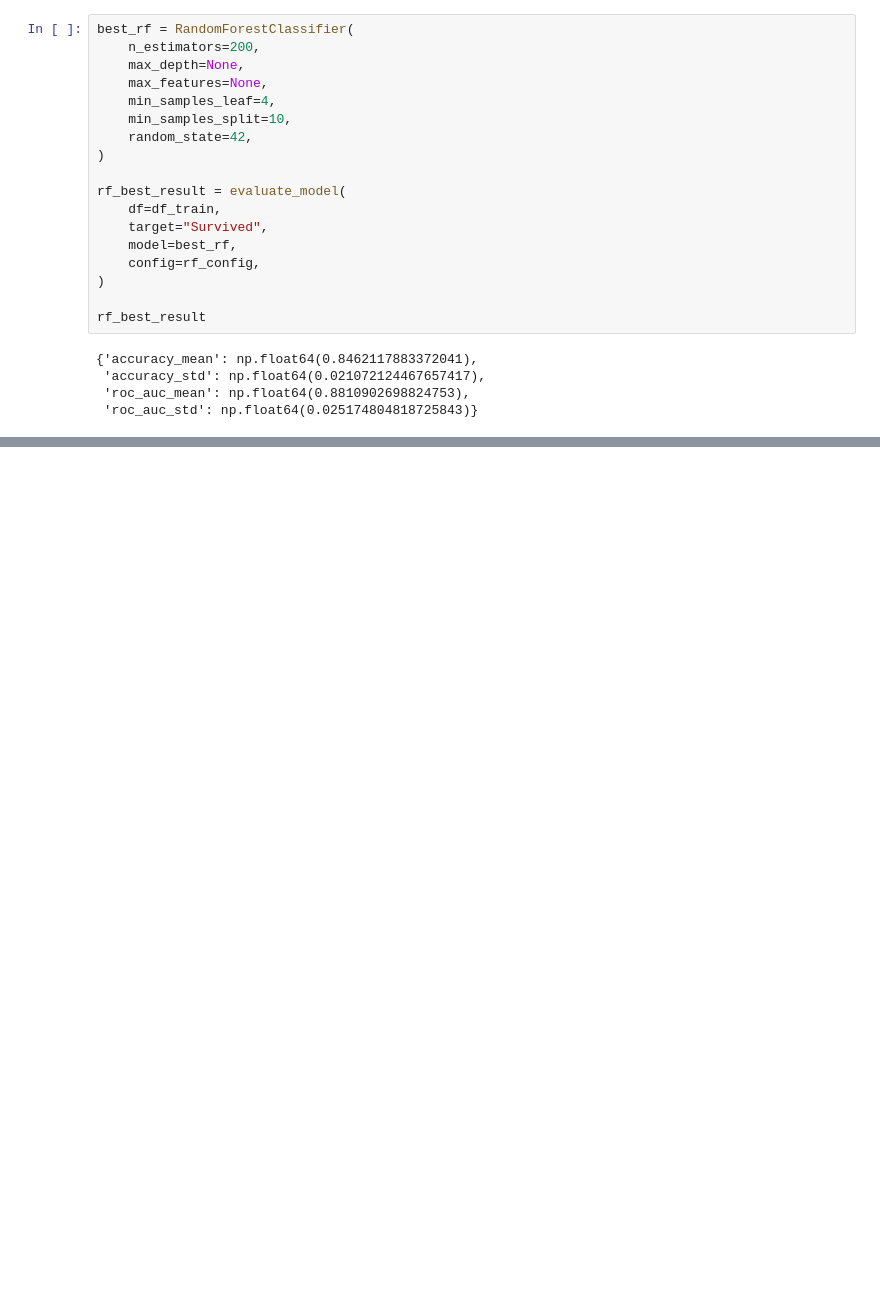
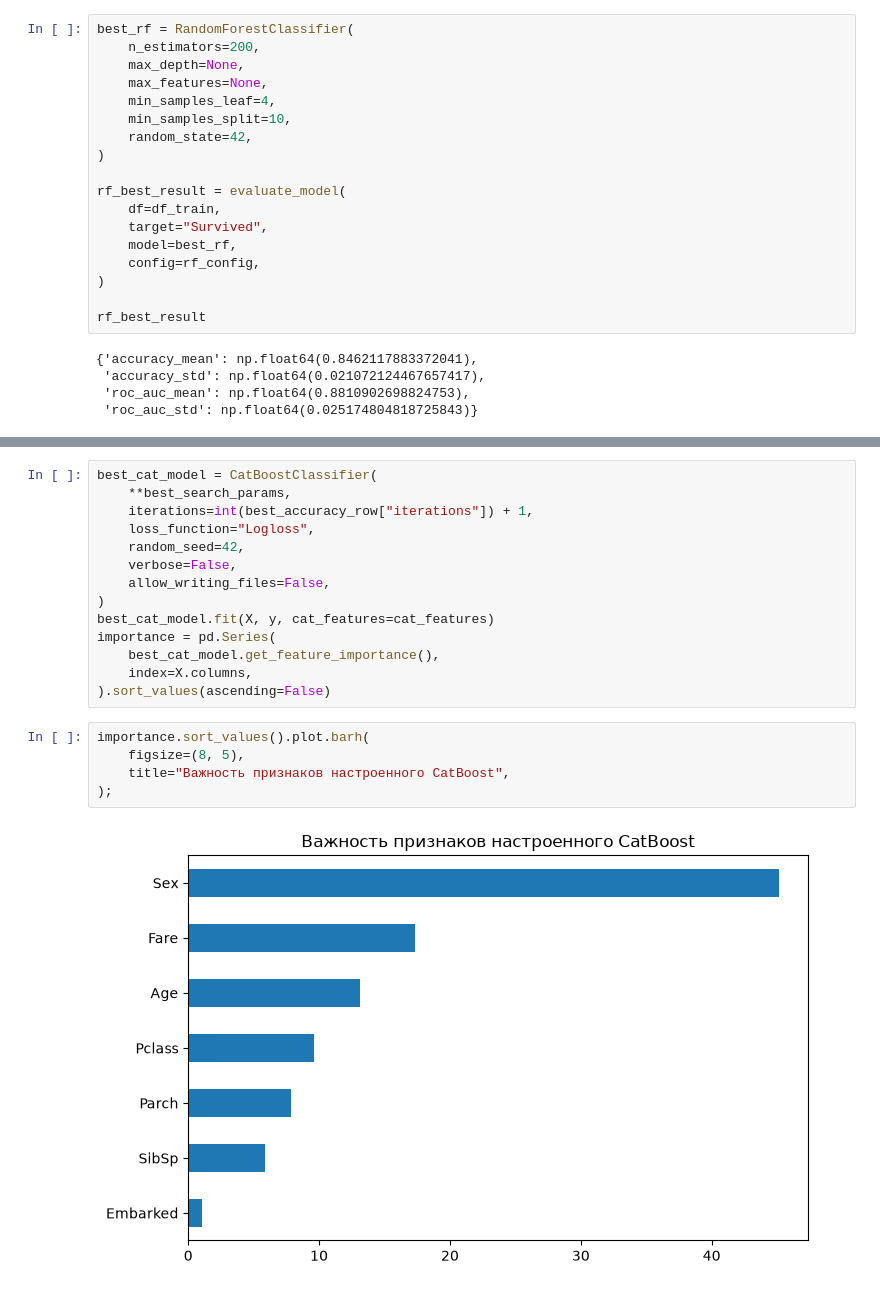
Before and after one commit to Red13REd/Titanic, a Jupyter notebook: modeling.ipynb, the cells around one changed output, grey strips where cells are left out. Saved outputs shown, nothing was run; the diff lists cells and outputs as text; blank space fills up the shorter version.

```diff
--- a/modeling.ipynb
+++ b/modeling.ipynb
@@ -770,0 +611,21 @@ rf_best_result
+# %%
+best_cat_model = CatBoostClassifier(
+    **best_search_params,
+    iterations=int(best_accuracy_row["iterations"]) + 1,
+    loss_function="Logloss",
+    random_seed=42,
+    verbose=False,
+    allow_writing_files=False,
+)
+best_cat_model.fit(X, y, cat_features=cat_features)
+importance = pd.Series(
+    best_cat_model.get_feature_importance(),
+    index=X.columns,
+).sort_values(ascending=False)
+# %%
+importance.sort_values().plot.barh(
+    figsize=(8, 5),
+    title="Важность признаков настроенного CatBoost",
+);
+# %% [output]
+[figure, added]
```
Also changed, not shown: parts of 74 cells of this notebook, 2 other files.
